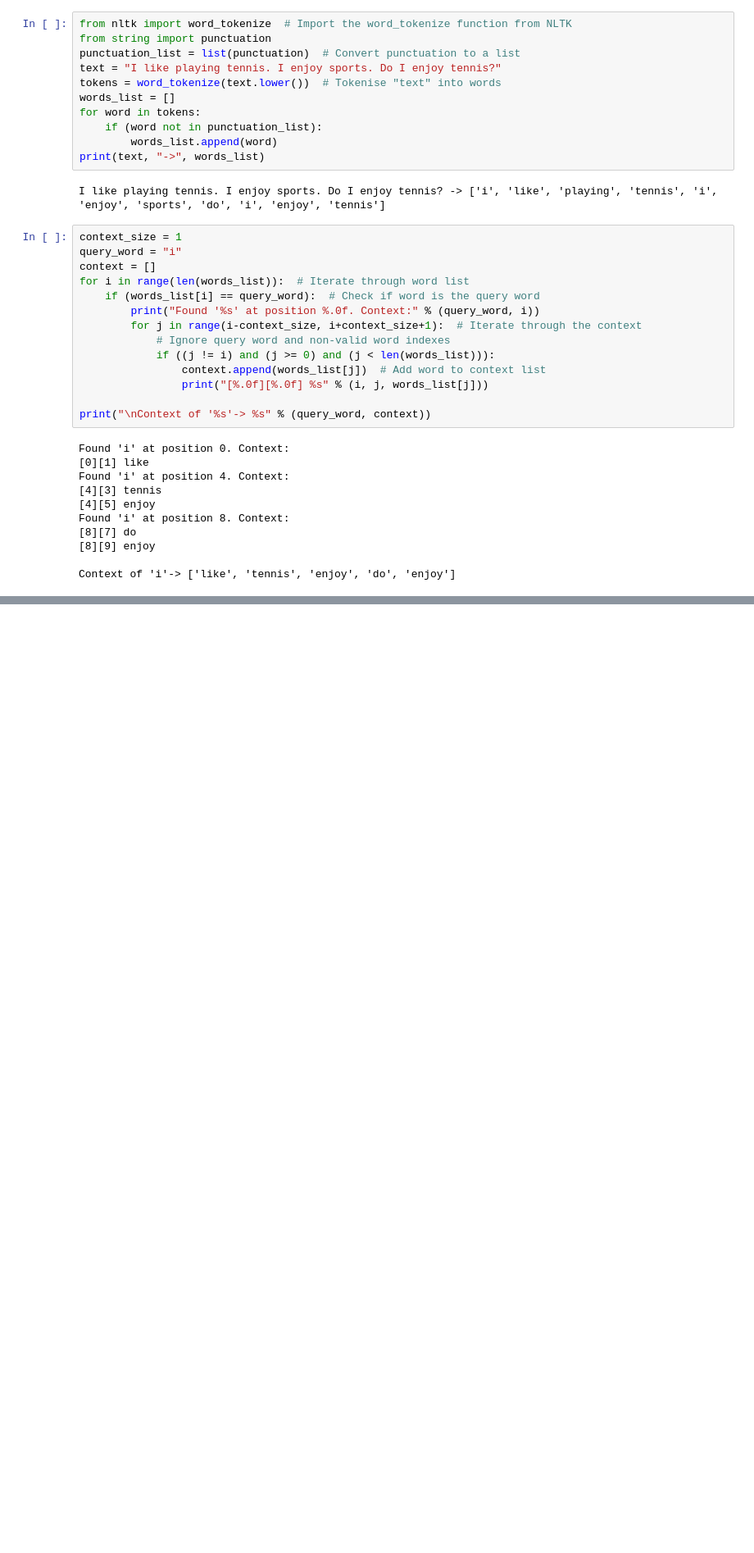
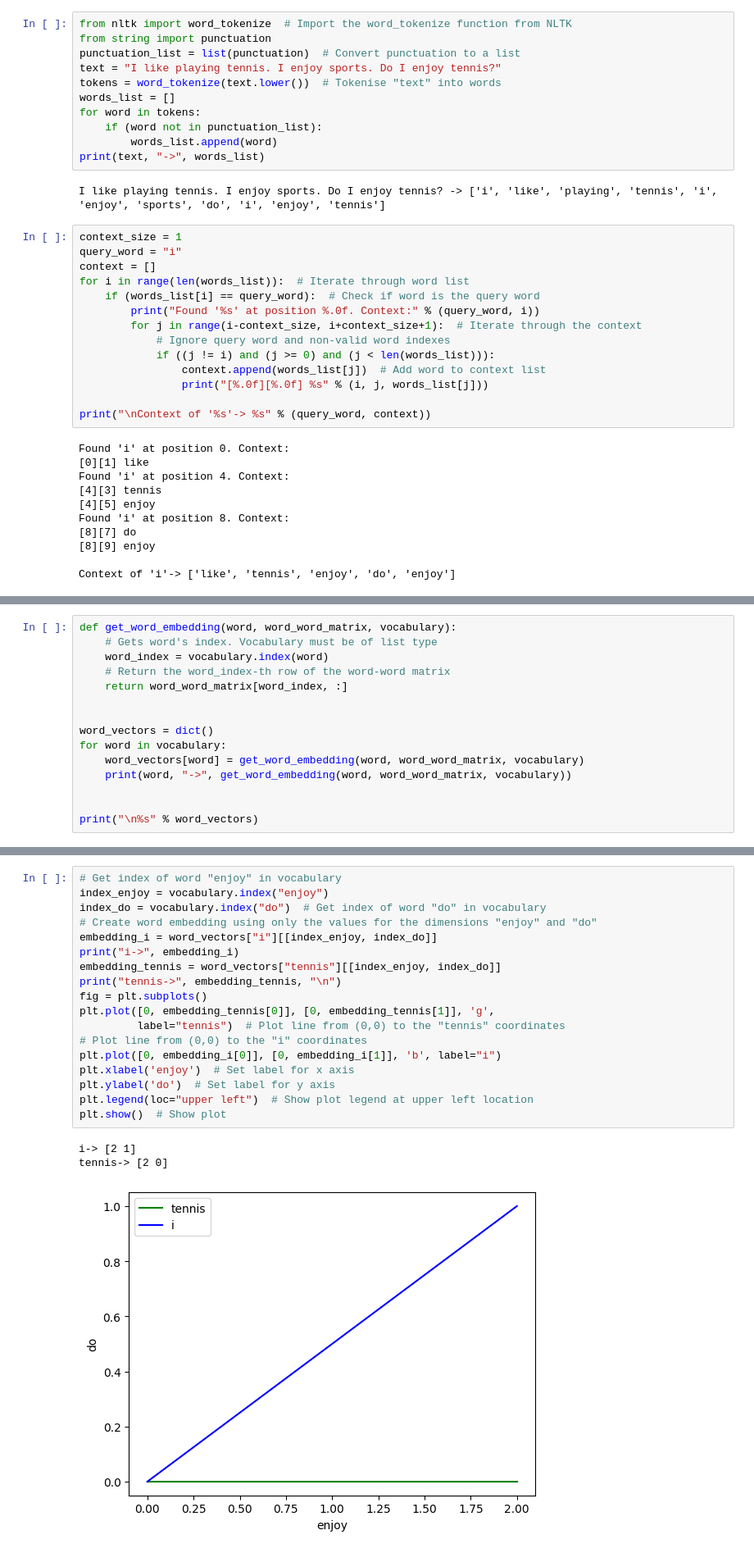
Before and after one commit to QianZeHao123/Text-Mining-and-Language-Analysis, a Jupyter notebook: workshop5/main.ipynb, the cells around one changed output, grey strips where cells are left out. Shown at 82% size. Cells and saved outputs as stored; diff of their text form; blank space fills up the shorter version.

```diff
--- a/workshop5/main.ipynb
+++ b/workshop5/main.ipynb
@@ -38,0 +155,15 @@ Context of 'i'-> ['like', 'tennis', 'enjoy', 'do', 'enjoy']
+# %%
+def get_word_embedding(word, word_word_matrix, vocabulary):
+    # Gets word's index. Vocabulary must be of list type
+    word_index = vocabulary.index(word)
+    # Return the word_index-th row of the word-word matrix
+    return word_word_matrix[word_index, :]
+
+
+word_vectors = dict()
+for word in vocabulary:
+    word_vectors[word] = get_word_embedding(word, word_word_matrix, vocabulary)
+    print(word, "->", get_word_embedding(word, word_word_matrix, vocabulary))
+
+
+print("\n%s" % word_vectors)
@@ -38,0 +180,22 @@ Context of 'i'-> ['like', 'tennis', 'enjoy', 'do', 'enjoy']
+# %%
+# Get index of word "enjoy" in vocabulary
+index_enjoy = vocabulary.index("enjoy")
+index_do = vocabulary.index("do")  # Get index of word "do" in vocabulary
+# Create word embedding using only the values for the dimensions "enjoy" and "do"
+embedding_i = word_vectors["i"][[index_enjoy, index_do]]
+print("i->", embedding_i)
+embedding_tennis = word_vectors["tennis"][[index_enjoy, index_do]]
+print("tennis->", embedding_tennis, "\n")
+fig = plt.subplots()
+plt.plot([0, embedding_tennis[0]], [0, embedding_tennis[1]], 'g',
+         label="tennis")  # Plot line from (0,0) to the "tennis" coordinates
+# Plot line from (0,0) to the "i" coordinates
+plt.plot([0, embedding_i[0]], [0, embedding_i[1]], 'b', label="i")
+plt.xlabel('enjoy')  # Set label for x axis
+plt.ylabel('do')  # Set label for y axis
+plt.legend(loc="upper left")  # Show plot legend at upper left location
+plt.show()  # Show plot
+# %% [output]
+i-> [2 1]
+tennis-> [2 0]
+[figure, added]
```
Also changed, not shown: parts of 11 cells of this notebook, 1 other file.
